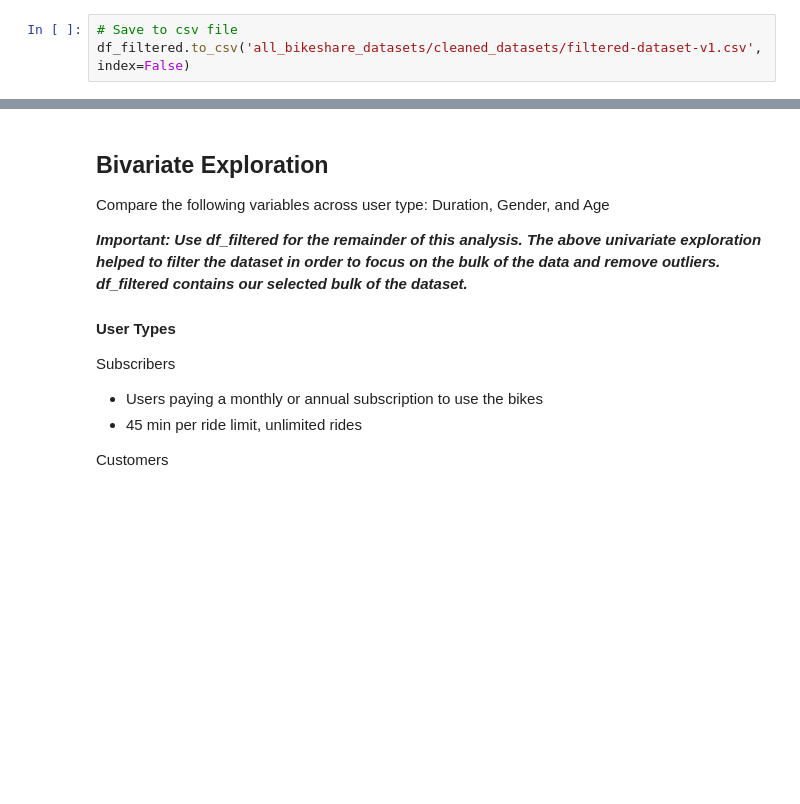
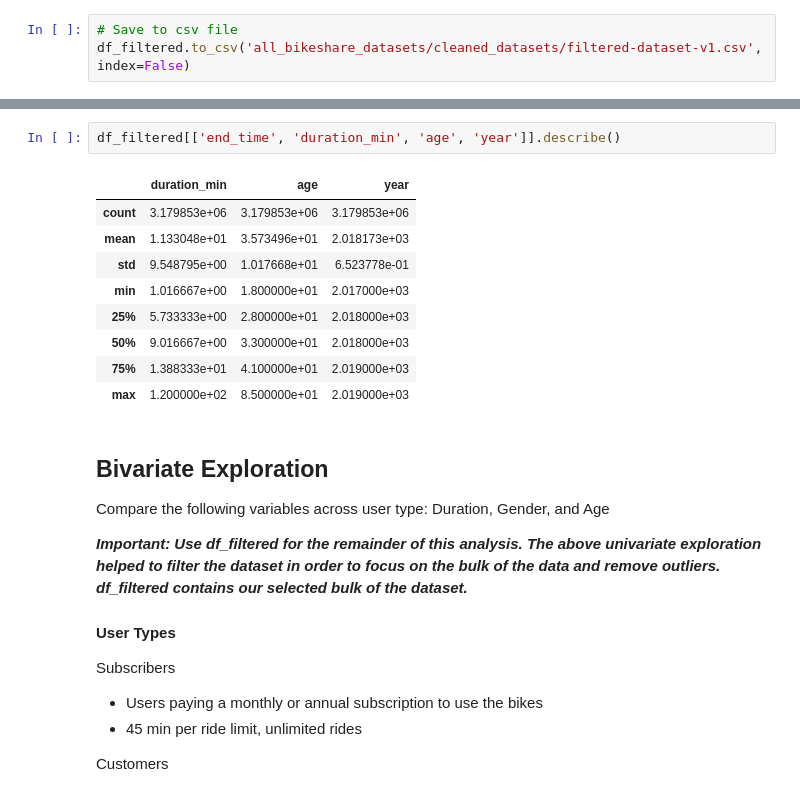
Before and after one commit to mga321/ford_gobike, a Jupyter notebook: ford-go-bike-exploratory-analysis.ipynb, the cells around one changed output, grey strips where cells are left out. Saved outputs shown, nothing was run; the diff lists cells and outputs as text; blank space fills up the shorter version.

Commit message:
Check descriptive statistics for df_filtered

```diff
--- a/ford-go-bike-exploratory-analysis.ipynb
+++ b/ford-go-bike-exploratory-analysis.ipynb
@@ -536,3 +548,15 @@ df_filtered.to_csv('all_bikeshare_datasets/cleaned_datasets/filtered-dataset-v1.
+# %%
+df_filtered[['end_time', 'duration_min', 'age', 'year']].describe()
+# %% [output]
+|  | duration_min | age | year |
+| count | 3.179853e+06 | 3.179853e+06 | 3.179853e+06 |
+| mean | 1.133048e+01 | 3.573496e+01 | 2.018173e+03 |
+| std | 9.548795e+00 | 1.017668e+01 | 6.523778e-01 |
+| min | 1.016667e+00 | 1.800000e+01 | 2.017000e+03 |
+| 25% | 5.733333e+00 | 2.800000e+01 | 2.018000e+03 |
+| 50% | 9.016667e+00 | 3.300000e+01 | 2.018000e+03 |
+| 75% | 1.388333e+01 | 4.100000e+01 | 2.019000e+03 |
+| max | 1.200000e+02 | 8.500000e+01 | 2.019000e+03 |
 # %% [markdown]
 ## Bivariate Exploration
 
```
Also changed, not shown: parts of 4 cells of this notebook.
